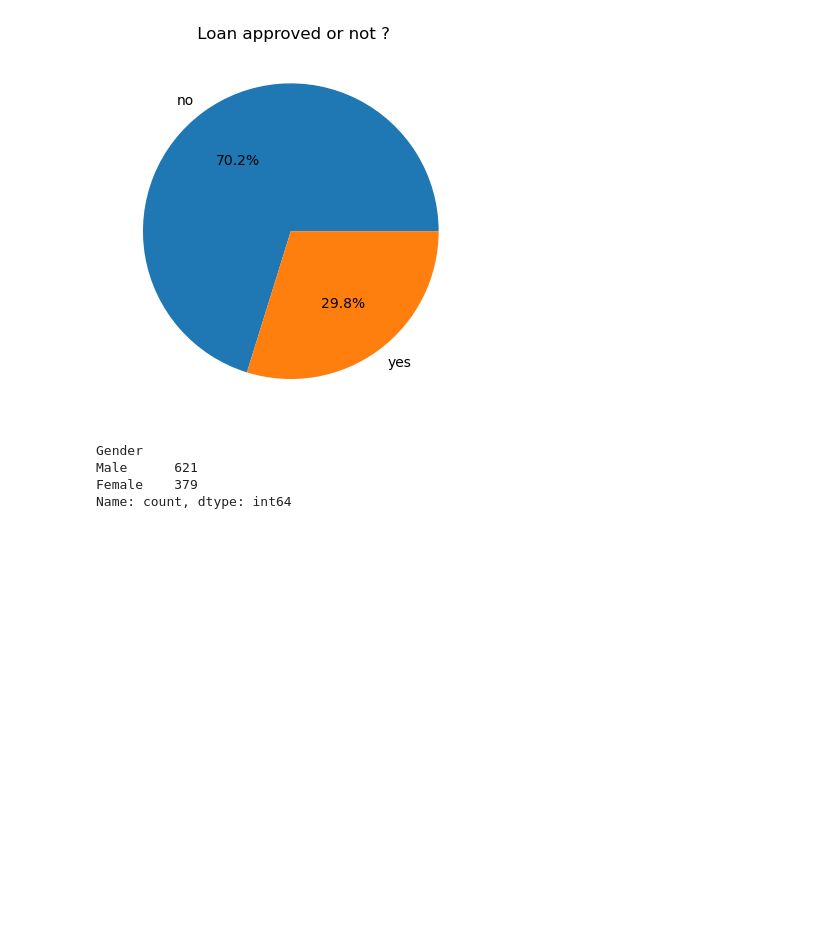
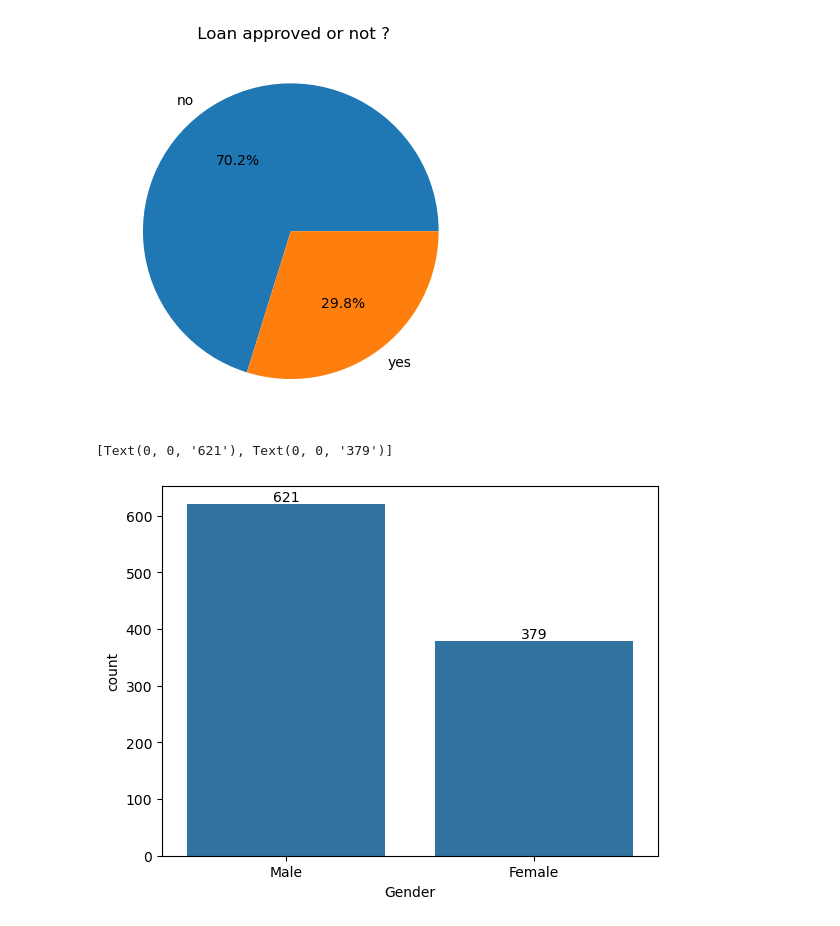
Before and after one commit to Dishaagarwal-2006/CREDITWISE_Loan_System-, a Jupyter notebook: notebooks/credit.ipynb, the cells around one changed output. Drawn from its saved outputs; the diff is of its cells as text; code cells hidden in the pictures; blank space fills up the shorter version.

```diff
--- a/notebooks/credit.ipynb
+++ b/notebooks/credit.ipynb
@@ -113,17 +113,15 @@ Text(0.5, 1.0, ' Loan approved or not ?')
 # %%
 # analyse categories - we will make the charts and plots between two features for better understanding of input features .
 
 gender_count = df["Gender"].value_counts()
 gender_count.head()
 
-# # creating scatterplot
-# ax = sns.barplot(gender_count)
-# ax.bar_label(ax.containers[0])
+#creating scatterplot
+ax = sns.barplot(gender_count)
+ax.bar_label(ax.containers[0])
 # %% [output]
-Gender
-Male      621
-Female    379
-Name: count, dtype: int64
+[Text(0, 0, '621'), Text(0, 0, '379')]
+[figure, added]
 # %%
 Education_Level_cnt = df["Education_Level"].value_counts()
 Education_Level_cnt.head()
```
Also changed, not shown: parts of 39 cells of this notebook, 11 other files.
